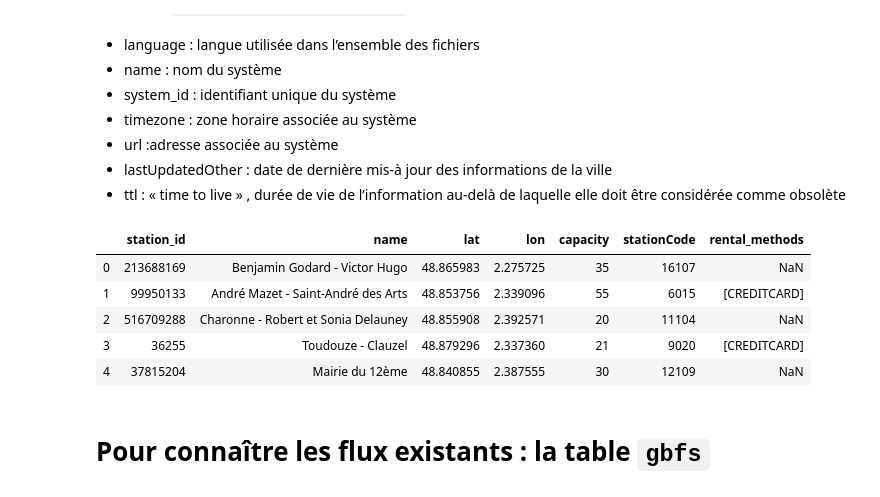
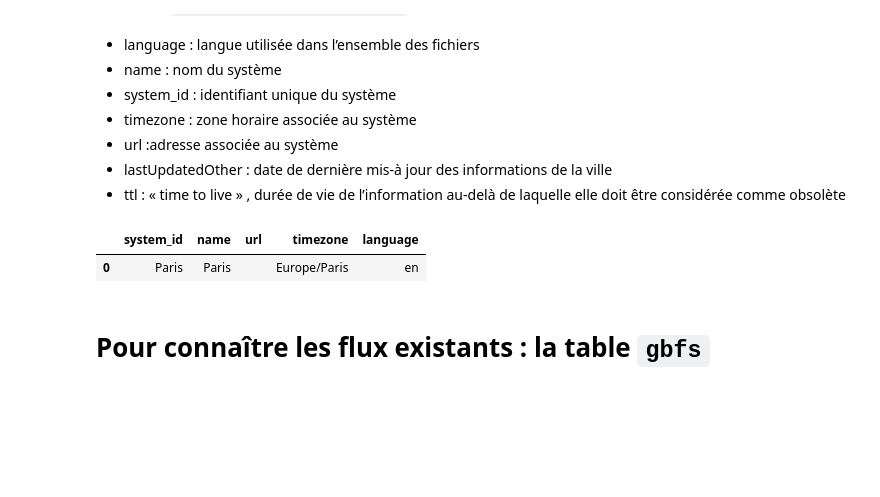
Before and after one commit to mathispuissant/StatApp, a Jupyter notebook: donnée/exploration.ipynb, the cells around one changed output. Drawn from its saved outputs; the diff is of its cells as text; code cells hidden in the pictures; blank space fills up the shorter version.

```diff
--- a/donnée/exploration.ipynb
+++ b/donnée/exploration.ipynb
@@ -46,21 +46,17 @@ velib.head()
 # %%
 import urllib.request
 import json
 from pandas.io.json import json_normalize
 
-request= urllib.request.Request('https://velib-metropole-opendata.smoove.pro/opendata/Velib_Metropole/station_information.json')
-response = urlopen(request)
+request= urllib.request.Request('https://velib-metropole-opendata.smoove.pro/opendata/Velib_Metropole/system_information.json')
+response = urllib.request.urlopen(request)
 station_info = response.read()
 data = json.loads(station_info)
-df_station_info = json_normalize(data['data']['stations'])
+df_station_info = json_normalize(data['data'])
 df_station_info.head()
 # %% [output]
-|  | station_id | name | lat | lon | capacity | stationCode | rental_methods |
-| 0 | 213688169 | Benjamin Godard - Victor Hugo | 48.865983 | 2.275725 | 35 | 16107 | NaN |
-| 1 | 99950133 | André Mazet - Saint-André des Arts | 48.853756 | 2.339096 | 55 | 6015 | [CREDITCARD] |
-| 2 | 516709288 | Charonne - Robert et Sonia Delauney | 48.855908 | 2.392571 | 20 | 11104 | NaN |
-| 3 | 36255 | Toudouze - Clauzel | 48.879296 | 2.337360 | 21 | 9020 | [CREDITCARD] |
-| 4 | 37815204 | Mairie du 12ème | 48.840855 | 2.387555 | 30 | 12109 | NaN |
+|  | system_id | name | url | timezone | language |
+| 0 | Paris | Paris |  | Europe/Paris | en |
 # %% [markdown]
 # Pour connaître les flux existants : la table `gbfs`
 # %%
```
Also changed, not shown: parts of 4 cells of this notebook.
